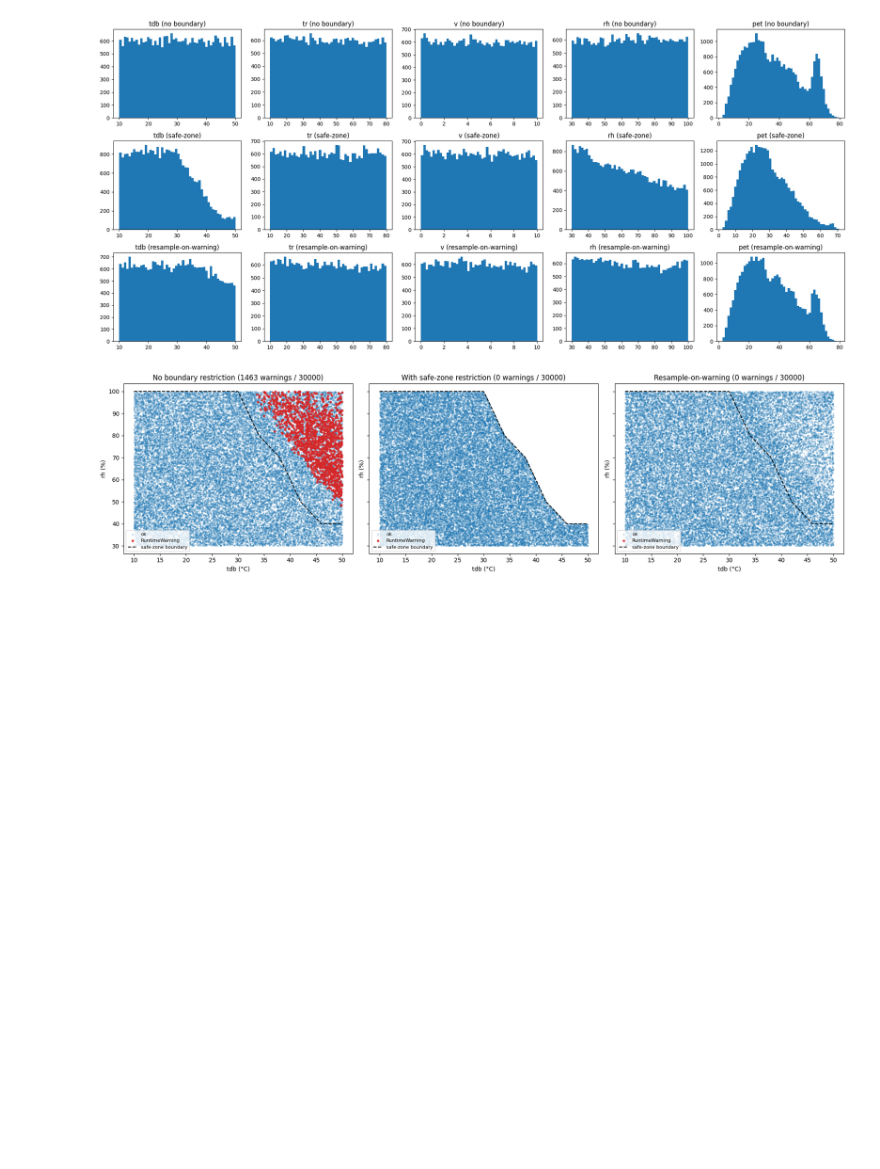
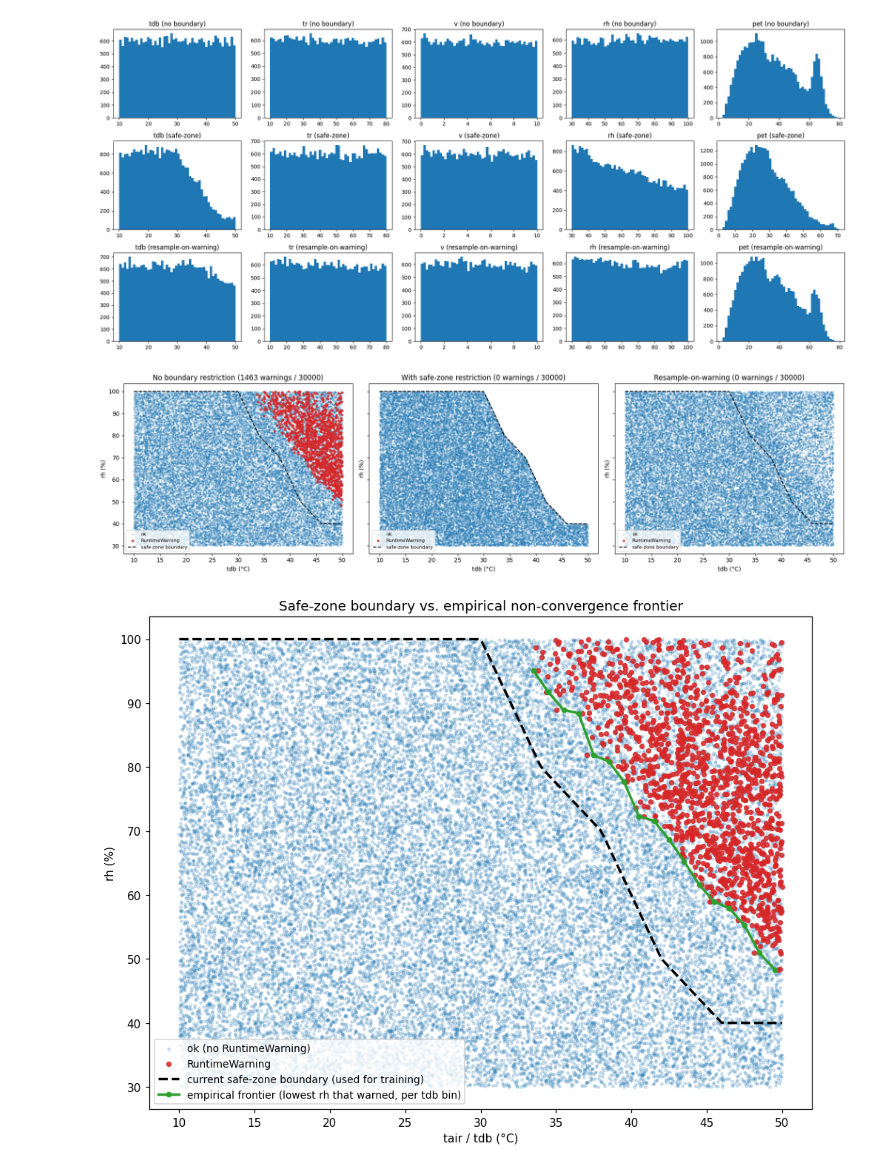
Before and after one commit to sonalimoorthy/PET-NN, a Jupyter notebook: PET_Solver.ipynb, the cells around one changed output. Saved outputs shown, nothing was run; the diff lists cells and outputs as text; code cells hidden in the pictures; blank space fills up the shorter version.

Commit message:
Add empirical safe-zone frontier plot to boundary-case analysis
New plot overlays the current conservative tdb/rh safe-zone boundary
against the empirical non-convergence frontier (lowest rh that raised
a RuntimeWarning per tdb bin, across all sampled tr/v). Shows the
current boundary has real margin -- e.g. at tdb=45.5C warnings don't
start until rh~59% vs the current cutoff of 41.25%, so the safe zone
could be pushed noticeably further before hitting real solver failures.

Co-Authored-By: Claude Sonnet 5 <noreply@anthropic.com>

```diff
--- a/PET_Solver.ipynb
+++ b/PET_Solver.ipynb
@@ -681,3 +681,36 @@ plt.tight_layout()
 plt.show()
 # %% [output]
 [figure]
+# %%
+# how far can the tdb/rh safe-zone boundary be pushed? compare it against the
+# empirical non-convergence frontier: for each tdb bin, the lowest rh at which
+# a RuntimeWarning was actually observed (across all sampled tr, v) in the
+# unrestricted draw above -- i.e. the highest rh empirically guaranteed
+# warning-free at that tdb, for any tr/v in range.
+tdb_bins = np.linspace(TDB_MIN, TDB_MAX, 41)
+bin_idx = np.digitize(nobound_df["tdb"], tdb_bins) - 1
+bin_centers = (tdb_bins[:-1] + tdb_bins[1:]) / 2
+
+frontier_rh = np.full(len(bin_centers), np.nan)
+for b in range(len(bin_centers)):
+    mask = bin_idx == b
+    warned_rh = nobound_df.loc[mask & nobound_df["warned"], "rh"]
+    if len(warned_rh) > 0:
+        frontier_rh[b] = warned_rh.min()
+
+fig, ax = plt.subplots(figsize=(9, 7))
+ax.scatter(nobound_df.loc[~nobound_df.warned, "tdb"], nobound_df.loc[~nobound_df.warned, "rh"],
+           s=5, alpha=0.18, color="tab:blue", label="ok (no RuntimeWarning)")
+ax.scatter(nobound_df.loc[nobound_df.warned, "tdb"], nobound_df.loc[nobound_df.warned, "rh"],
+           s=14, alpha=0.85, color="tab:red", label="RuntimeWarning")
+ax.plot(tdb_line, rh_line, "k--", lw=2.2, label="current safe-zone boundary (used for training)")
+ax.plot(bin_centers, frontier_rh, color="tab:green", lw=2.2, marker="o", markersize=4,
+        label="empirical frontier (lowest rh that warned, per tdb bin)")
+ax.set_xlabel("tair / tdb (°C)")
+ax.set_ylabel("rh (%)")
+ax.set_title("Safe-zone boundary vs. empirical non-convergence frontier")
+ax.legend(loc="lower left", fontsize=9)
+plt.tight_layout()
+plt.show()
+# %% [output]
+[figure, added]
```
